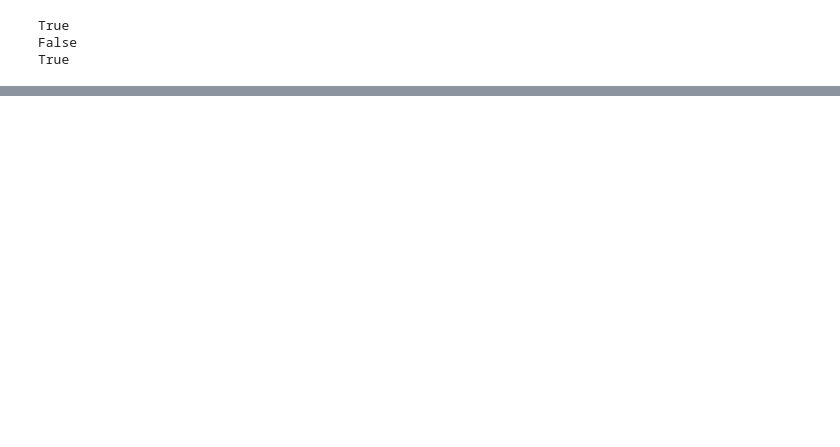
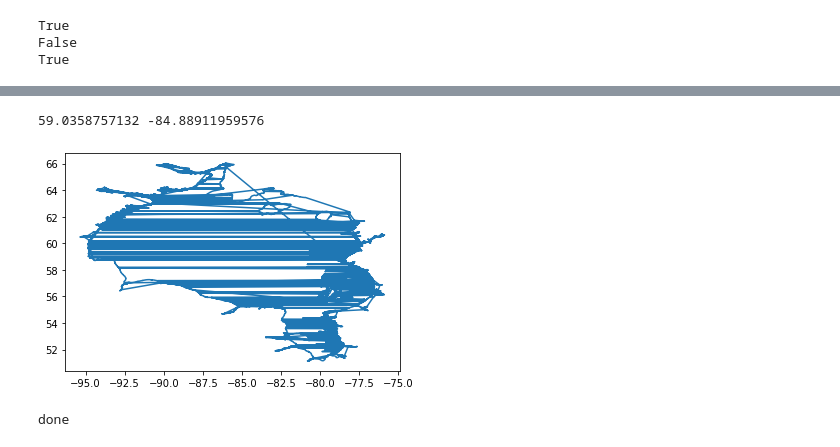
Before and after one commit to AmeyV05/Regional_canada_model, a Jupyter notebook: Altimetry_vanInger/Modifications with Altimetry data.ipynb, the cells around one changed output, grey strips where cells are left out. Drawn from its saved outputs; the diff is of its cells as text; code cells hidden in the pictures; blank space fills up the shorter version.

```diff
--- a/Altimetry_vanInger/Modifications with Altimetry data.ipynb
+++ b/Altimetry_vanInger/Modifications with Altimetry data.ipynb
@@ -267,0 +279,21 @@ True
+# %%
+import shapefile as shp  # Requires the pyshp package
+import matplotlib.pyplot as plt
+from shapely.geometry import Point, Polygon
+sf = shp.Reader("World_Seas_IHO_v3/World_Seas_IHO_v3.shp")
+
+plt.figure()
+for shape in sf.shapeRecords():
+    if shape.record.NAME=='Hudson Bay':
+        print(shape.record.Latitude,shape.record.Longitude)
+        x = [i[0] for i in shape.shape.points[:]]
+        y = [i[1] for i in shape.shape.points[:]]
+        poly=Polygon(shape.shape.points[:])
+        # print(poly)
+        plt.plot(x,y)
+        plt.show()
+print('done')
+# %% [output]
+59.0358757132 -84.88911959576
+[figure, added]
+done
```
Also changed, not shown: parts of 21 cells of this notebook, 17 other files.
